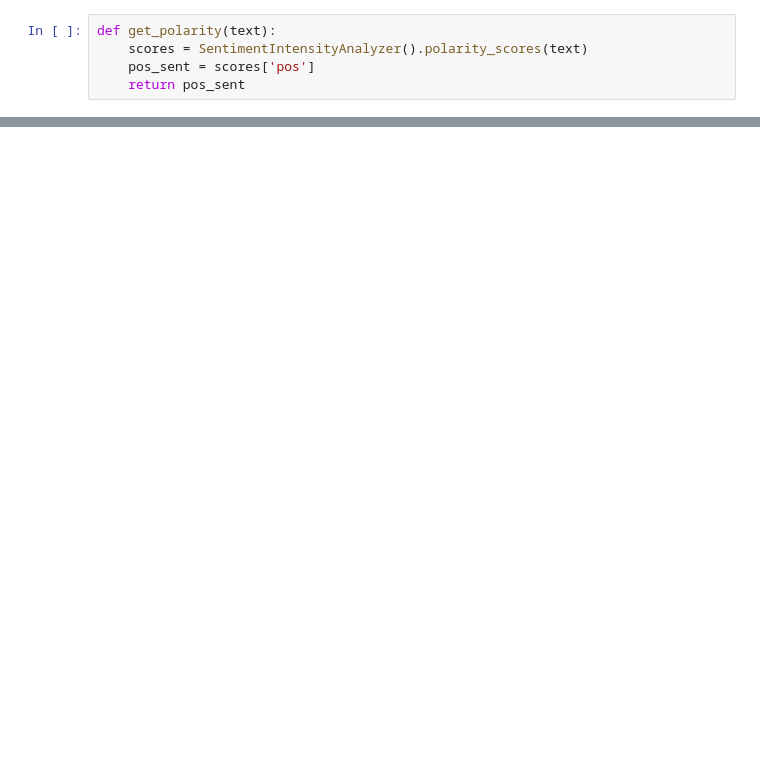
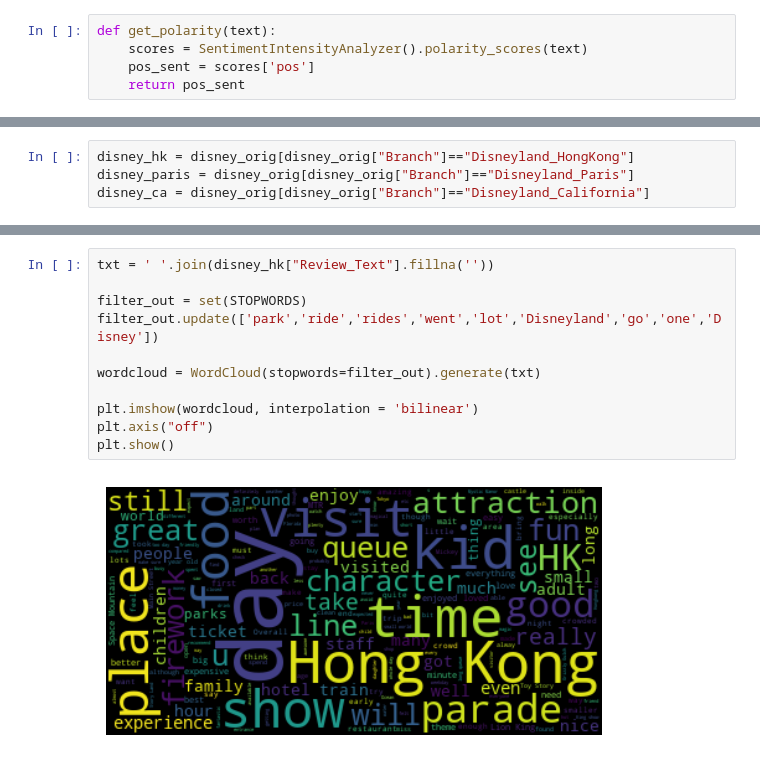
Before and after one commit to maryamakbar25/disney_sentiment_analysis, a Jupyter notebook: disney_reviews.ipynb, the cells around one changed output, grey strips where cells are left out. Saved outputs shown, nothing was run; the diff lists cells and outputs as text; blank space fills up the shorter version.

```diff
--- a/disney_reviews.ipynb
+++ b/disney_reviews.ipynb
@@ -134,0 +232,4 @@ def get_polarity(text):
+# %%
+disney_hk = disney_orig[disney_orig["Branch"]=="Disneyland_HongKong"]
+disney_paris = disney_orig[disney_orig["Branch"]=="Disneyland_Paris"]
+disney_ca = disney_orig[disney_orig["Branch"]=="Disneyland_California"]
@@ -134,0 +257,13 @@ def get_polarity(text):
+# %%
+txt = ' '.join(disney_hk["Review_Text"].fillna(''))
+
+filter_out = set(STOPWORDS)
+filter_out.update(['park','ride','rides','went','lot','Disneyland','go','one','Disney'])
+
+wordcloud = WordCloud(stopwords=filter_out).generate(txt)
+
+plt.imshow(wordcloud, interpolation = 'bilinear')
+plt.axis("off")
+plt.show()
+# %% [output]
+[figure, added]
```
Also changed, not shown: parts of 31 cells of this notebook.
